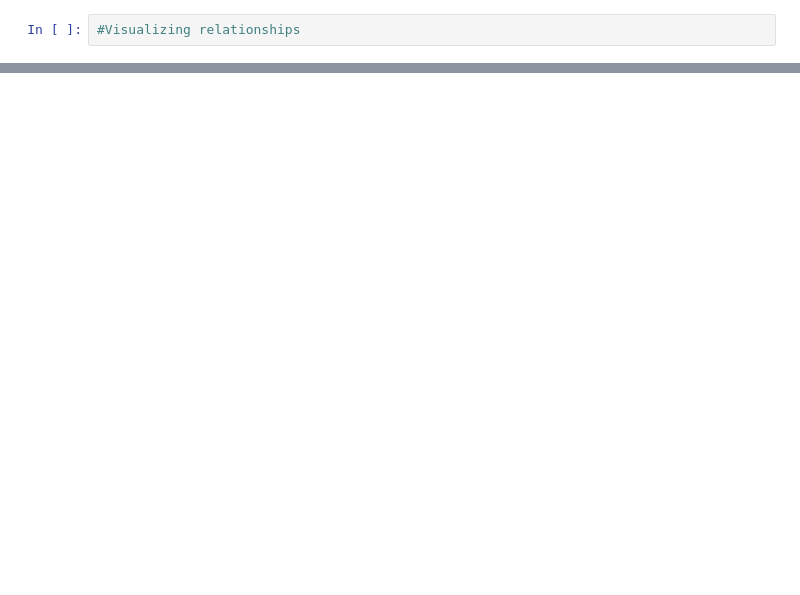
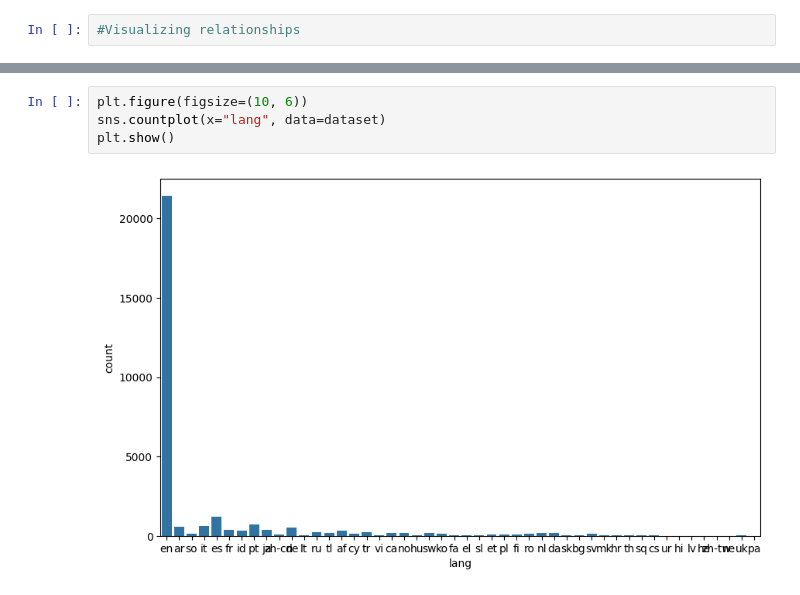
Before and after one commit to Waliya451/Fraud-Detection, a Jupyter notebook: EDA.ipynb, the cells around one changed output, grey strips where cells are left out. Drawn from its saved outputs; the diff is of its cells as text; blank space fills up the shorter version.

```diff
--- a/EDA.ipynb
+++ b/EDA.ipynb
@@ -99,0 +182,6 @@ plt.show()
+# %%
+plt.figure(figsize=(10, 6))
+sns.countplot(x="lang", data=dataset)
+plt.show()
+# %% [output]
+[figure, added]
```
Also changed, not shown: parts of 10 cells of this notebook.
